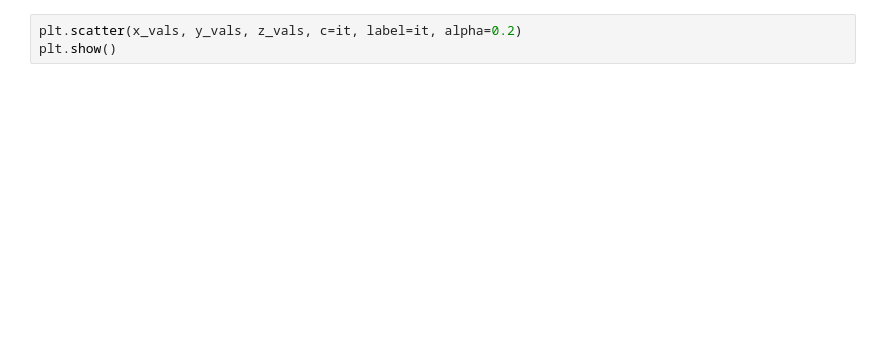
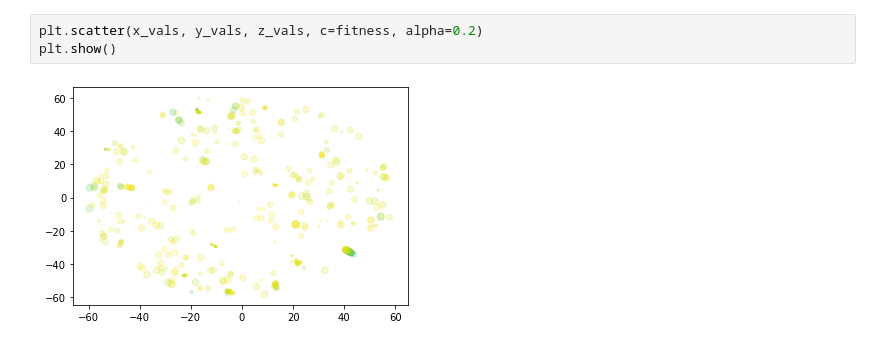
Before and after one commit to FabianBleile/approxcolors, a Jupyter notebook: Space Analysis.ipynb, the cells around one changed output. Drawn from its saved outputs; the diff is of its cells as text; blank space fills up the shorter version.

```diff
--- a/Space Analysis.ipynb
+++ b/Space Analysis.ipynb
@@ -63,5 +83,7 @@ X_transformed = embedding.fit_transform(result)
 x_vals = X_transformed[:,0]
 y_vals = X_transformed[:,1]
 # %%
-plt.scatter(x_vals, y_vals, z_vals, c=it, label=it, alpha=0.2)
+plt.scatter(x_vals, y_vals, z_vals, c=fitness, alpha=0.2)
 plt.show()
+# %% [output]
+[figure, added]
```
Also changed, not shown: parts of 9 cells of this notebook, 9 other files.
